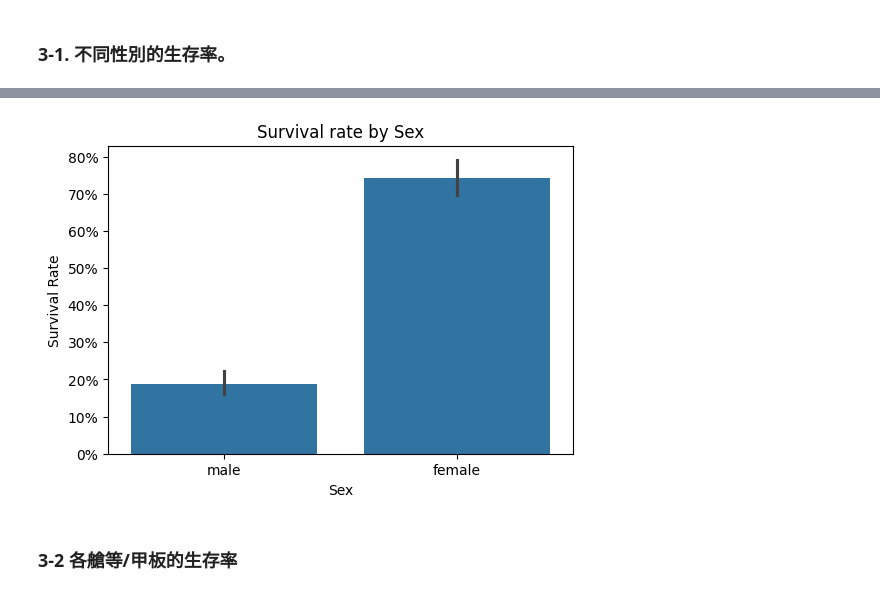
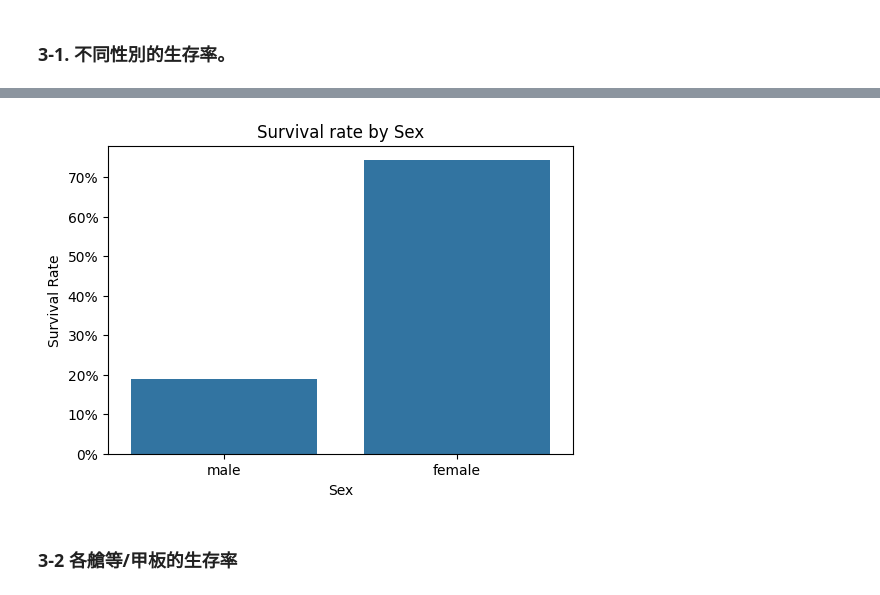
Before and after one commit to ChungyiBossi/GjunDataAnaysis, a Jupyter notebook: Titanic.ipynb, the cells around one changed output, grey strips where cells are left out. Saved outputs shown, nothing was run; the diff lists cells and outputs as text; code cells hidden in the pictures.

```diff
--- a/Titanic.ipynb
+++ b/Titanic.ipynb
@@ -198,17 +204,20 @@ array(['no', 'yes'], dtype=object)
 # %%
 import matplotlib.pyplot as plt
 import matplotlib.ticker as mtick
 
 plt.figure(figsize=(6, 4))
 sns.barplot(
-    x='sex', y='survived', data=titanic_df)
+    x='sex', y='survived', data=titanic_df,
+    errorbar=None
+)
 plt.title('Survival rate by Sex')
 plt.xlabel('Sex')
 plt.ylabel('Survival Rate')
 plt.gca().yaxis.set_major_formatter(mtick.PercentFormatter(xmax=1))
+plt.savefig('sex_vs_survived.png')
 plt.show()
 # %% [output]
-[figure, old version]
+[figure, new version]
 # %% [markdown]
 ### 3-2 各艙等/甲板的生存率
 # %%
```
Also changed, not shown: parts of 17 cells of this notebook.
